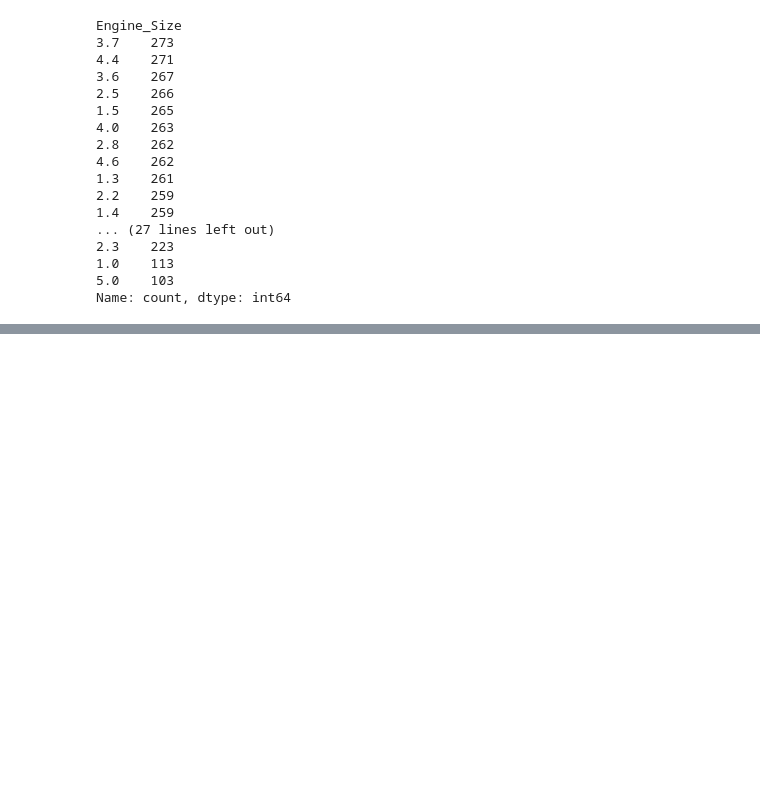
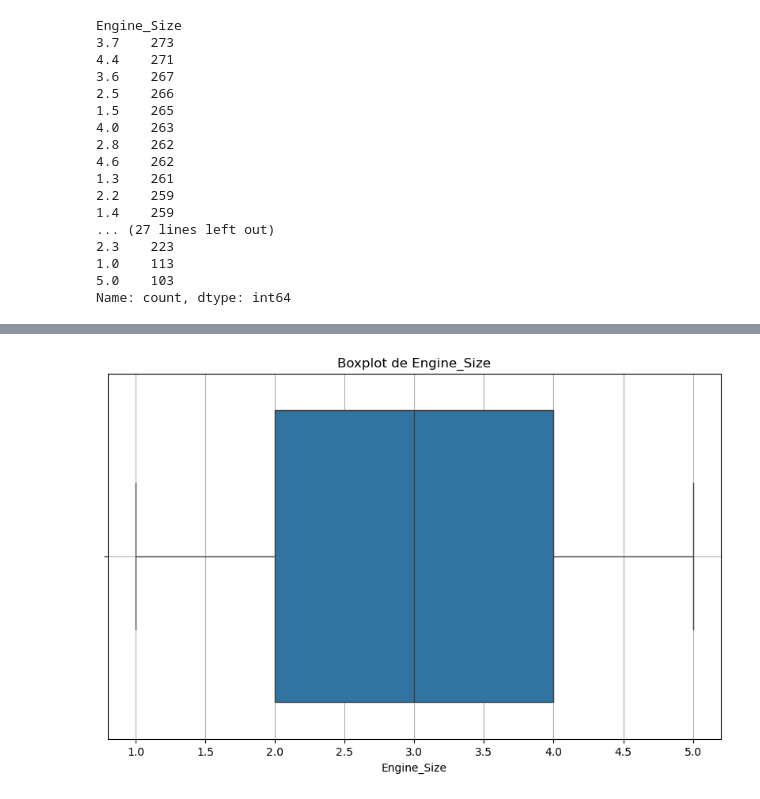
Before and after one commit to gabrielgvss/Regressao-Precos-Carros, a Jupyter notebook: notebooks/EDA.ipynb, the cells around one changed output, grey strips where cells are left out. Cells and saved outputs as stored; diff of their text form; code cells hidden in the pictures; blank space fills up the shorter version.

```diff
--- a/notebooks/EDA.ipynb
+++ b/notebooks/EDA.ipynb
@@ -318,0 +404,5 @@ plt.show()
+# %%
+# Boxplot
+plot_boxplot(df, 'Engine_Size')
+# %% [output]
+[figure, added]
```
Also changed, not shown: parts of 43 cells of this notebook, 1 other file.
